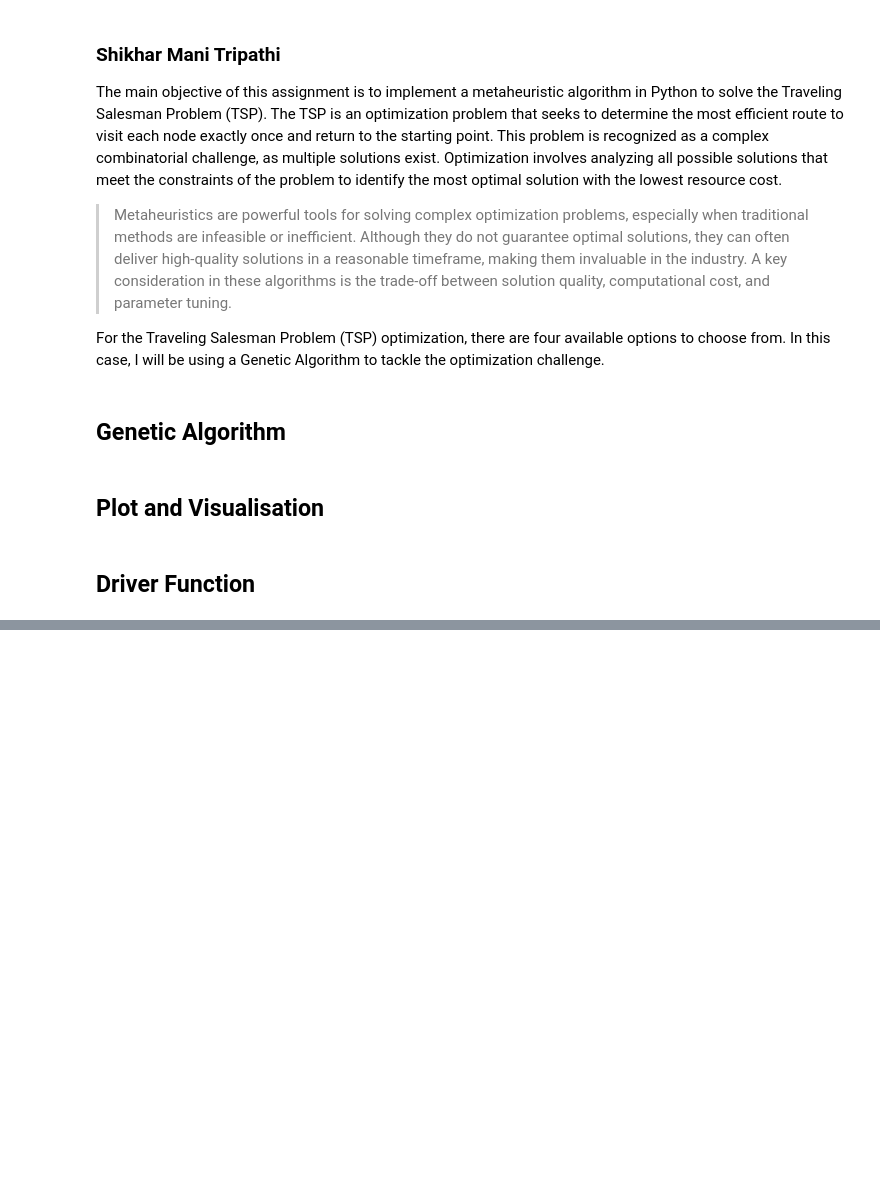
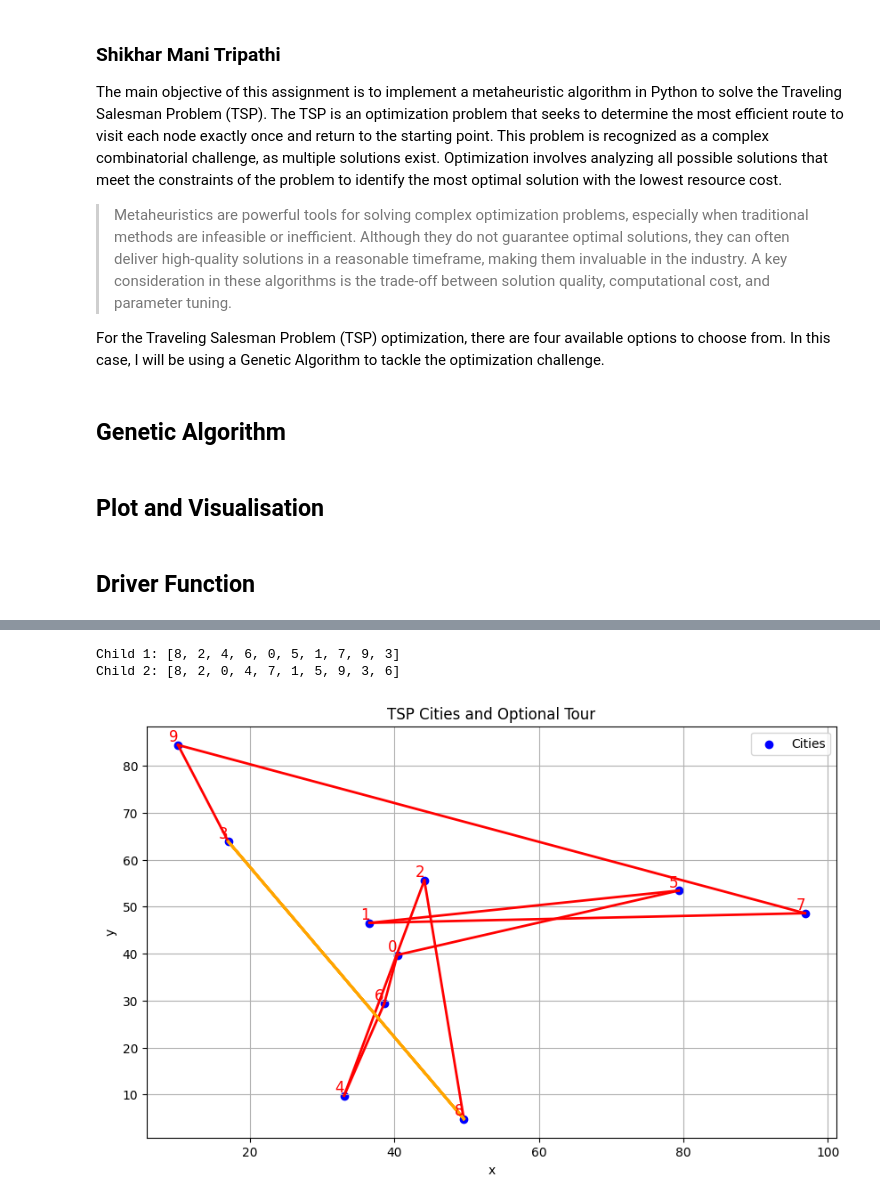
Before and after one commit to shiktr1785/isss-ai-python, a Jupyter notebook: Assignment_4.ipynb, the cells around one changed output, grey strips where cells are left out. Saved outputs shown, nothing was run; the diff lists cells and outputs as text; code cells hidden in the pictures; blank space fills up the shorter version.

```diff
--- a/Assignment_4.ipynb
+++ b/Assignment_4.ipynb
@@ -174,0 +303,10 @@ Selected Tour:
+# %%
+cross1 = crossover(p1, p2)
+cross2 = crossover(p2, p1)
+print("Child 1:", cross1)
+print("Child 2:", cross2)
+plot_cities_and_tour(cities, cross1)
+# %% [output]
+Child 1: [8, 2, 4, 6, 0, 5, 1, 7, 9, 3]
+Child 2: [8, 2, 0, 4, 7, 1, 5, 9, 3, 6]
+[figure, added]
```
Also changed, not shown: parts of 13 cells of this notebook.
